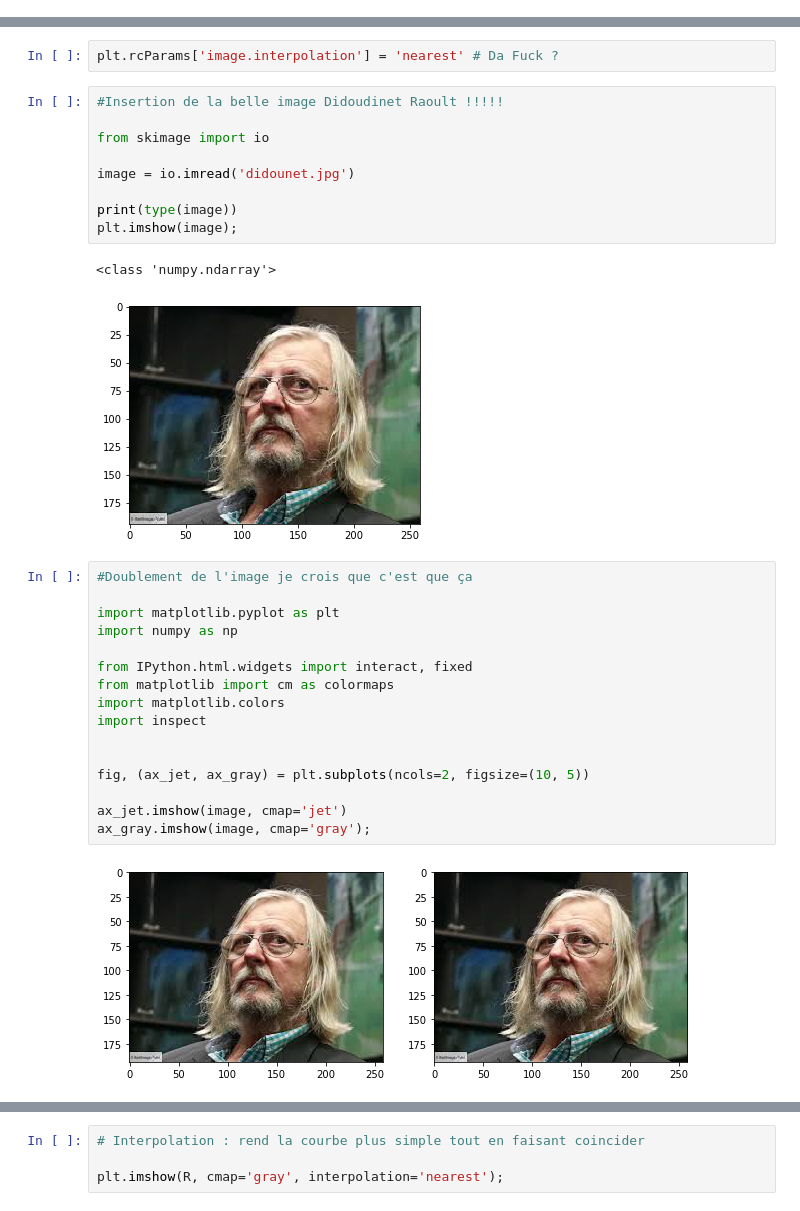
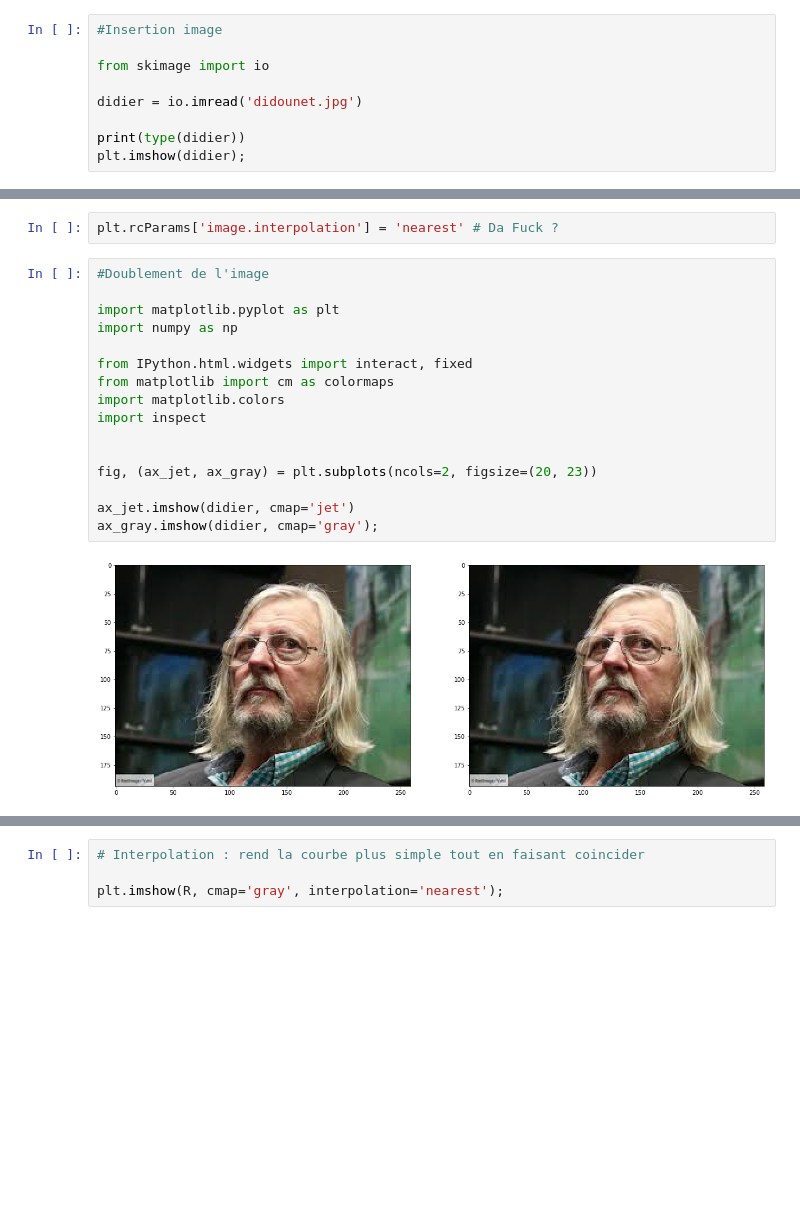
Before and after one commit to ragouradja/Projet_Python, a Jupyter notebook: Hippo.ipynb, the cells around one changed output, grey strips where cells are left out. Saved outputs shown, nothing was run; the diff lists cells and outputs as text; blank space fills up the shorter version.

```diff
--- a/Hippo.ipynb
+++ b/Hippo.ipynb
@@ -12,0 +13,9 @@ plt.imshow(random_image, cmap='gray', interpolation='nearest');
+# %%
+#Insertion image
+
+from skimage import io
+
+didier = io.imread('didounet.jpg')
+
+print(type(didier))
+plt.imshow(didier);
@@ -14,34 +26,22 @@ plt.imshow(random_image, cmap='gray', interpolation='nearest');
 plt.rcParams['image.cmap'] = 'gray' # I don't understand ?
 # %%
 plt.rcParams['image.interpolation'] = 'nearest' # Da Fuck ?
-# %%
-#Insertion de la belle image Didoudinet Raoult !!!!!
-
-from skimage import io
-
-image = io.imread('didounet.jpg')
-
-print(type(image))
-plt.imshow(image);
-# %% [output]
-<class 'numpy.ndarray'>
-[figure, removed]
 # %%
-#Doublement de l'image je crois que c'est que ça
+#Doublement de l'image
 
 import matplotlib.pyplot as plt
 import numpy as np
 
 from IPython.html.widgets import interact, fixed
 from matplotlib import cm as colormaps
 import matplotlib.colors
 import inspect
 
 
-fig, (ax_jet, ax_gray) = plt.subplots(ncols=2, figsize=(10, 5))
+fig, (ax_jet, ax_gray) = plt.subplots(ncols=2, figsize=(20, 23))
 
-ax_jet.imshow(image, cmap='jet')
-ax_gray.imshow(image, cmap='gray');
+ax_jet.imshow(didier, cmap='jet')
+ax_gray.imshow(didier, cmap='gray');
 # %% [output]
-[figure, old version]
+[figure, new version]
 # %%
```
Also changed, not shown: parts of 18 cells of this notebook.
